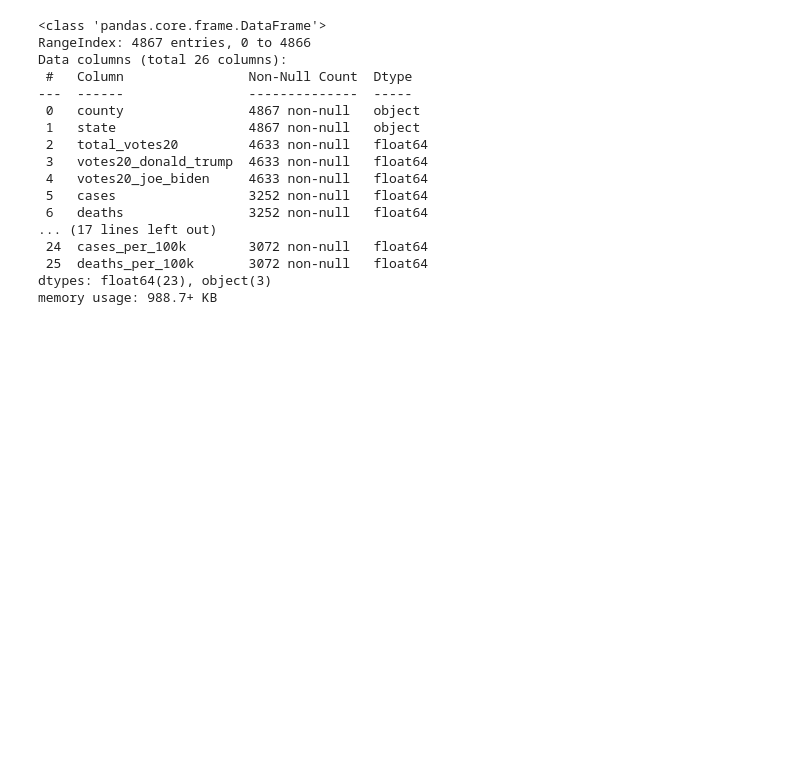
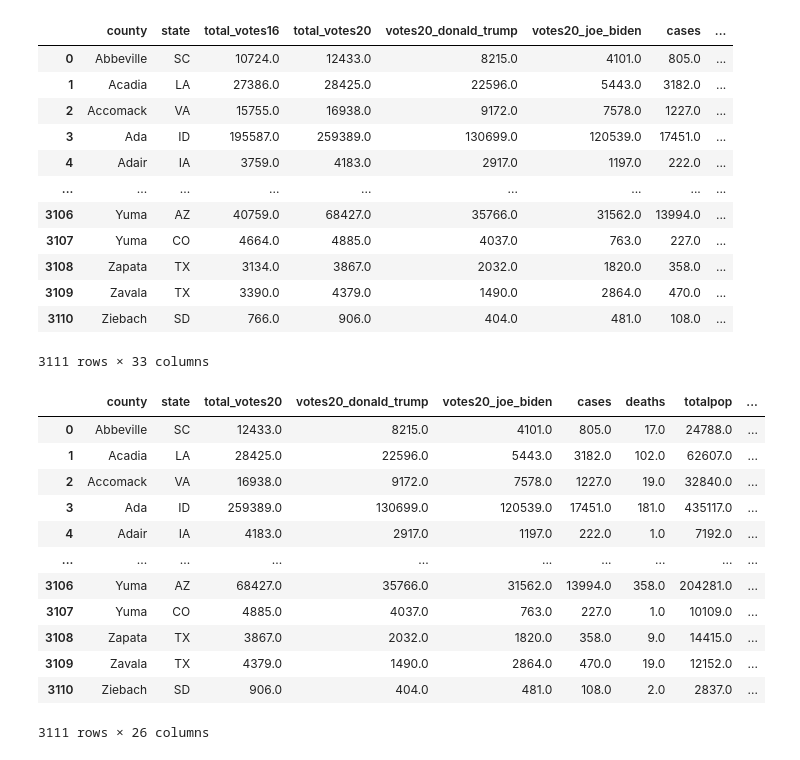
Before and after one commit to KGore12/The-2020-US-Presidential-Election-and-Covid-19, a Jupyter notebook: county_cleanup.ipynb, the cells around one changed output. Cells and saved outputs as stored; diff of their text form; code cells hidden in the pictures; blank space fills up the shorter version.

```diff
--- a/county_cleanup.ipynb
+++ b/county_cleanup.ipynb
@@ -60,21 +84,35 @@ cleaner_df.head()
 # %%
 cleaner_df.columns = map(str.lower, cleaner_df.columns)
-cleaner_df.info()
+dropped_df = cleaner_df.dropna(axis=0, subset=['total_votes16'])
+dropped_df
 # %% [output]
+|  | county | state | total_votes16 | total_votes20 | votes20_donald_trump | votes20_joe_biden | cases | ... |
+| 0 | Abbeville | SC | 10724.0 | 12433.0 | 8215.0 | 4101.0 | 805.0 | ... |
+| 1 | Acadia | LA | 27386.0 | 28425.0 | 22596.0 | 5443.0 | 3182.0 | ... |
+| 2 | Accomack | VA | 15755.0 | 16938.0 | 9172.0 | 7578.0 | 1227.0 | ... |
+| 3 | Ada | ID | 195587.0 | 259389.0 | 130699.0 | 120539.0 | 17451.0 | ... |
+| 4 | Adair | IA | 3759.0 | 4183.0 | 2917.0 | 1197.0 | 222.0 | ... |
+| ... | ... | ... | ... | ... | ... | ... | ... | ... |
+| 3106 | Yuma | AZ | 40759.0 | 68427.0 | 35766.0 | 31562.0 | 13994.0 | ... |
+| 3107 | Yuma | CO | 4664.0 | 4885.0 | 4037.0 | 763.0 | 227.0 | ... |
+| 3108 | Zapata | TX | 3134.0 | 3867.0 | 2032.0 | 1820.0 | 358.0 | ... |
+| 3109 | Zavala | TX | 3390.0 | 4379.0 | 1490.0 | 2864.0 | 470.0 | ... |
+| 3110 | Ziebach | SD | 766.0 | 906.0 | 404.0 | 481.0 | 108.0 | ... |
-<class 'pandas.core.frame.DataFrame'>
-RangeIndex: 4867 entries, 0 to 4866
-Data columns (total 26 columns):
- #   Column                Non-Null Count  Dtype
----  ------                --------------  -----
- 0   county                4867 non-null   object
- 1   state                 4867 non-null   object
- 2   total_votes20         4633 non-null   float64
- 3   votes20_donald_trump  4633 non-null   float64
- 4   votes20_joe_biden     4633 non-null   float64
- 5   cases                 3252 non-null   float64
- 6   deaths                3252 non-null   float64
-... (17 lines left out)
- 24  cases_per_100k        3072 non-null   float64
- 25  deaths_per_100k       3072 non-null   float64
-dtypes: float64(23), object(3)
-memory usage: 988.7+ KB
+3111 rows × 33 columns
+# %%
+final_df = dropped_df.drop(['total_votes16', 'hispanic', 'white', 'black', 'native', 'asian', 'pacific'], axis=1)
+final_df
+# %% [output]
+|  | county | state | total_votes20 | votes20_donald_trump | votes20_joe_biden | cases | deaths | totalpop | ... |
+| 0 | Abbeville | SC | 12433.0 | 8215.0 | 4101.0 | 805.0 | 17.0 | 24788.0 | ... |
+| 1 | Acadia | LA | 28425.0 | 22596.0 | 5443.0 | 3182.0 | 102.0 | 62607.0 | ... |
+| 2 | Accomack | VA | 16938.0 | 9172.0 | 7578.0 | 1227.0 | 19.0 | 32840.0 | ... |
+| 3 | Ada | ID | 259389.0 | 130699.0 | 120539.0 | 17451.0 | 181.0 | 435117.0 | ... |
+| 4 | Adair | IA | 4183.0 | 2917.0 | 1197.0 | 222.0 | 1.0 | 7192.0 | ... |
+| ... | ... | ... | ... | ... | ... | ... | ... | ... | ... |
+| 3106 | Yuma | AZ | 68427.0 | 35766.0 | 31562.0 | 13994.0 | 358.0 | 204281.0 | ... |
+| 3107 | Yuma | CO | 4885.0 | 4037.0 | 763.0 | 227.0 | 1.0 | 10109.0 | ... |
+| 3108 | Zapata | TX | 3867.0 | 2032.0 | 1820.0 | 358.0 | 9.0 | 14415.0 | ... |
+| 3109 | Zavala | TX | 4379.0 | 1490.0 | 2864.0 | 470.0 | 19.0 | 12152.0 | ... |
+| 3110 | Ziebach | SD | 906.0 | 404.0 | 481.0 | 108.0 | 2.0 | 2837.0 | ... |
+3111 rows × 26 columns
```
Also changed, not shown: parts of 7 cells of this notebook, 2 other files.
